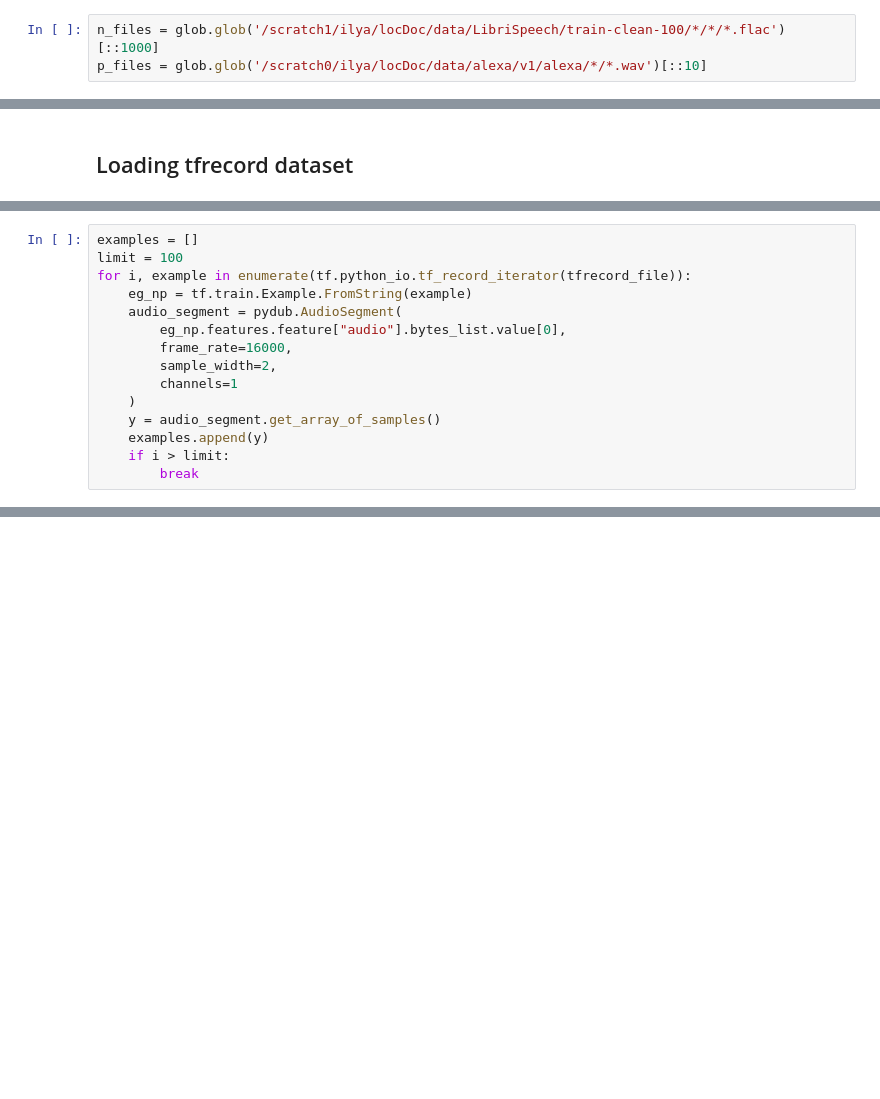
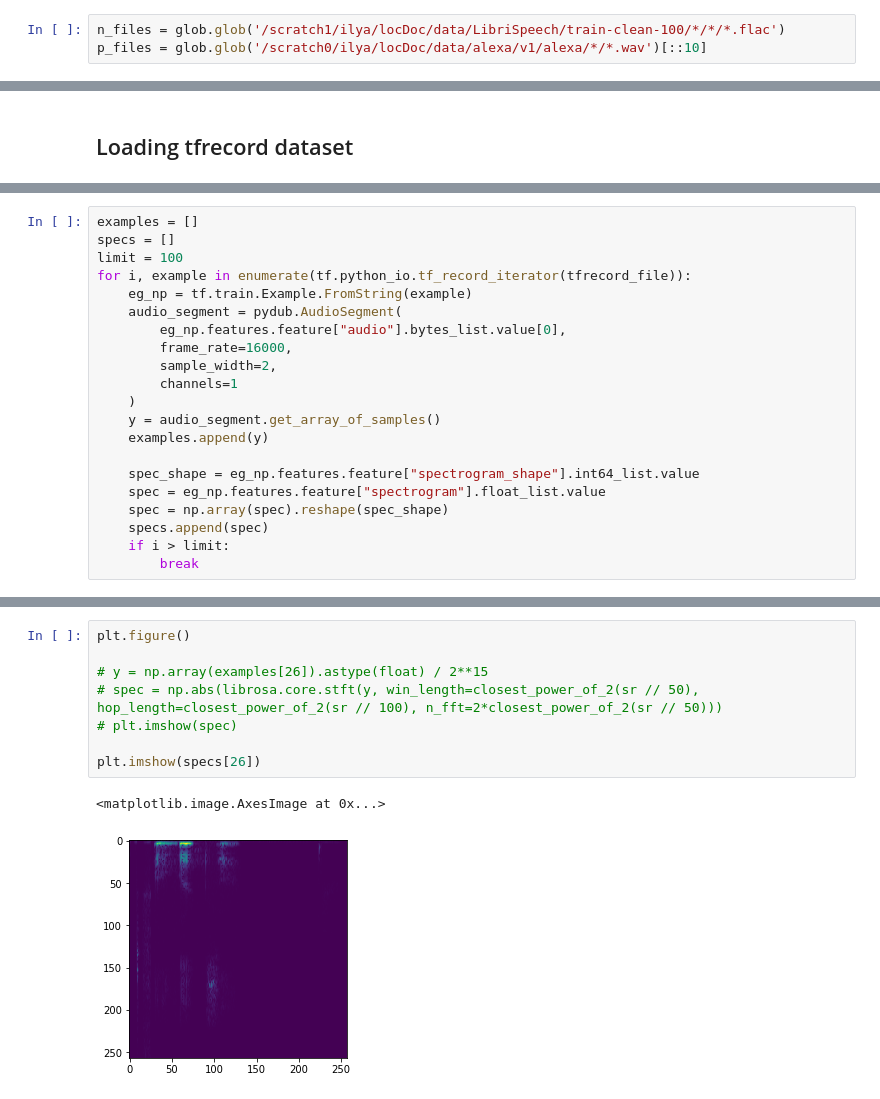
Before and after one commit to ilyakava/py3fst, a Jupyter notebook: data_augment.ipynb, the cells around one changed output, grey strips where cells are left out. Saved outputs shown, nothing was run; the diff lists cells and outputs as text; blank space fills up the shorter version.

Commit message:
Use tfrecords for audio. Add code for building them, and read from them in notebook and while training

```diff
--- a/data_augment.ipynb
+++ b/data_augment.ipynb
@@ -38,7 +39,7 @@ def load_data(p_files):
 # n_files = glob.glob('/scratch0/ilya/locDoc/data/alexa/v1/libri_3s/dev-clean/*/*/*.wav')[:5]
 # p_files = glob.glob('/scratch0/ilya/locDoc/data/alexa/v1/alexa_8khz/*/*.wav')[::10]
 # %%
-n_files = glob.glob('/scratch1/ilya/locDoc/data/LibriSpeech/train-clean-100/*/*/*.flac')[::1000]
+n_files = glob.glob('/scratch1/ilya/locDoc/data/LibriSpeech/train-clean-100/*/*/*.flac')
 p_files = glob.glob('/scratch0/ilya/locDoc/data/alexa/v1/alexa/*/*.wav')[::10]
 # %%
 len(n_files)
@@ -225,5 +274,6 @@ tfrecord_file = '/scratch0/ilya/locDoc/data/alexa/v2/train/_positive_00_0000.tfr
 # %%
 examples = []
+specs = []
 limit = 100
 for i, example in enumerate(tf.python_io.tf_record_iterator(tfrecord_file)):
     eg_np = tf.train.Example.FromString(example)
@@ -235,6 +285,11 @@ for i, example in enumerate(tf.python_io.tf_record_iterator(tfrecord_file)):
     )
     y = audio_segment.get_array_of_samples()
     examples.append(y)
+
+    spec_shape = eg_np.features.feature["spectrogram_shape"].int64_list.value
+    spec = eg_np.features.feature["spectrogram"].float_list.value
+    spec = np.array(spec).reshape(spec_shape)
+    specs.append(spec)
     if i > limit:
         break
 # %%
@@ -242,2 +297,13 @@ ipd.Audio(examples[10], rate=16000)
 # %% [output]
 [interactive output not drawn]
+# %%
+plt.figure()
+
+# y = np.array(examples[26]).astype(float) / 2**15
+# spec = np.abs(librosa.core.stft(y, win_length=closest_power_of_2(sr // 50), hop_length=closest_power_of_2(sr // 100), n_fft=2*closest_power_of_2(sr // 50)))
+# plt.imshow(spec)
+
+plt.imshow(specs[26])
+# %% [output]
+<matplotlib.image.AxesImage at 0x...>
+[figure, added]
```
Also changed, not shown: parts of 10 cells of this notebook, 3 other files.
